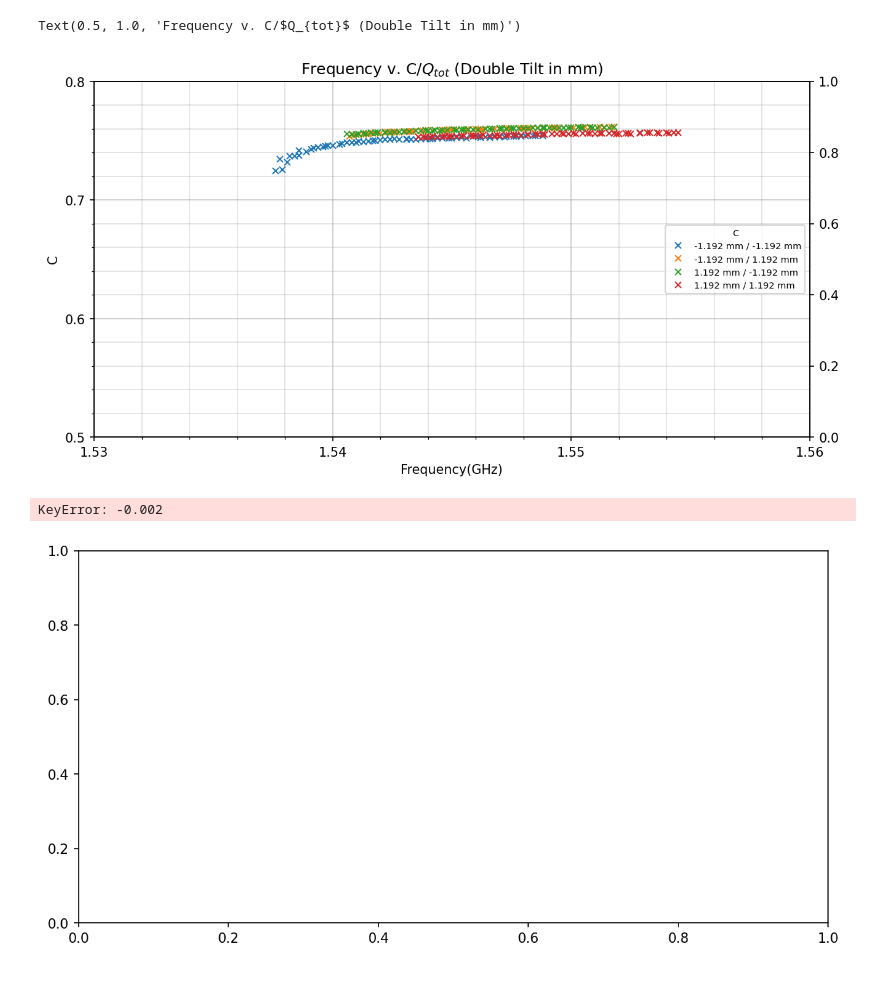
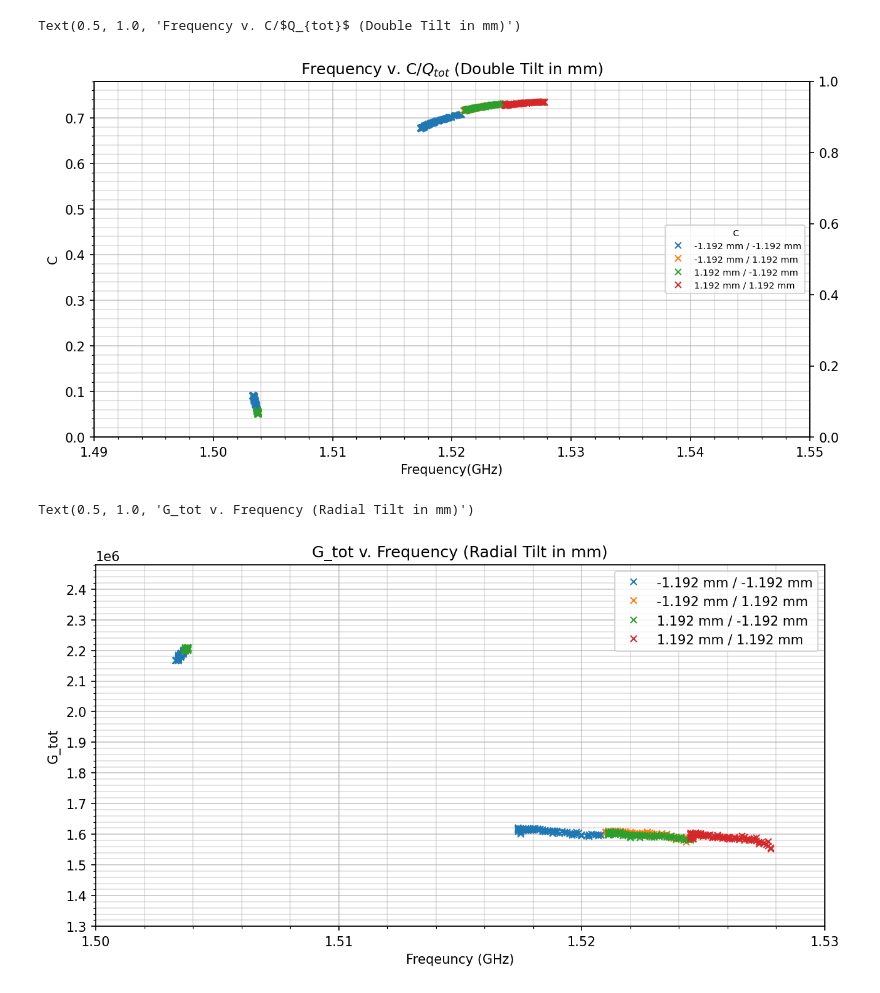
Before and after one commit to peanutflavorbean/CAPP, a Jupyter notebook: Double_Tilt_Tolerance.ipynb, the cells around one changed output. Drawn from its saved outputs; the diff is of its cells as text; code cells hidden in the pictures.

```diff
--- a/Double_Tilt_Tolerance.ipynb
+++ b/Double_Tilt_Tolerance.ipynb
@@ -3,7 +3,7 @@ import csv
 import numpy as np
 from scipy.optimize import curve_fit
 import matplotlib.pyplot as plt
-file = open('./double_tilt.csv','r',encoding = 'utf-8-sig')
+file = open('./double_tilt_10-20.csv','r',encoding = 'utf-8-sig')
 rdr = csv.reader(file)
 prompt = float(0)
 var = [-0.002,0.002]  #Put the proper set value in front. This may be Rrod, Hrod, Tilt angle etc. Write all the cases.
@@ -22,7 +22,7 @@ for line in rdr:
             data[(v,u)][0] = np.append(data[(v,u)][0],float(line[0]))
             data[(v,u)][1] = np.append(data[(v,u)][1],float(line[3]))
             data[(v,u)][2] = np.append(data[(v,u)][2],float(line[5]))
-            data[(v,u)][3] = np.append(data[(v,u)][3],float(line[-2]))
+            data[(v,u)][3] = np.append(data[(v,u)][3],float(line[-1]))
             data[(v,u)][4] = np.append(data[(v,u)][4],float(line[-1]))
 for v in var:
    for u in var:
@@ -73,15 +73,15 @@ for v in var:
       # twin1.plot(freq,Qtot,marker='.',linestyle='None',label = label,markersize=5)
 
 #Frequency
-axs.set_xticks(np.arange(1.53,1.56,0.01))
-axs.set_xticks(np.arange(1.53,1.56,0.002),minor=True)
+axs.set_xticks(np.arange(1.49,1.55,0.01))
+axs.set_xticks(np.arange(1.49,1.55,0.002),minor=True)
 
 #Rotation Angle
 #axs.set_xticks(np.arange(100,111,1))
 #axs.set_xticks(np.arange(100,110,0.1),minor=True)
 
-axs.set_yticks(np.arange(0.5,0.8,0.1))
-axs.set_yticks(np.arange(0.5,0.8,0.02),minor=True)
+axs.set_yticks(np.arange(0.0,0.8,0.1))
+axs.set_yticks(np.arange(0.0,0.8,0.02),minor=True)
 
 # twin1.set_yticks(np.arange(1.3e6,2.7e6,0.1e6))
 # twin1.set_yticks(np.arange(1.3e6,2.7e6,0.02e6),minor=True)
@@ -98,39 +98,37 @@ axs.set_title('Frequency v. C/$Q_{tot}$ (Double Tilt in mm)')
 #axs.set_title('Rotation Angle v. C/$Q_{tot}$ (Radial Tilt in mm)')
 # %% [output]
 Text(0.5, 1.0, 'Frequency v. C/$Q_{tot}$ (Double Tilt in mm)')
-[figure, old version]
+[figure, new version]
 # %%
 fig,axs = plt.subplots(1,1,figsize=(10,5),dpi=150)
 #p_error = np.zeros(1)
 #n_error = np.zeros(1)
 for v in var:
-   freq = data[v][1] # freq of prompt
-   pmt = data[v][3] # Qtot of prompt
-   label = '%f' % v
-   if v == 0:
-      label = 'prompt'
-      axs.plot(freq,pmt,marker='.',linestyle = '--', label = label)
-   else:
-      label = '%.3f mm' %(v*596)
-      axs.plot(freq,pmt,marker='x',linestyle='None',label=label)
+   for u in var:
 
-axs.set_xticks(np.arange(1.750,1.780,0.005))
-axs.set_xticks(np.arange(1.750,1.780,0.001),minor=True)
+      freq = data[(v,u)][1] # freq
+      Qtot = data[(v,u)][3] # Qtot
+      label = '%.3f mm / %.3f mm' %((v*596),(u*596))
+      axs.plot(freq,Qtot,marker='x',linestyle='None',label=label,markersize=5)
+      # twin1.plot(freq,Qtot,marker='.',linestyle='None',label = label,markersize=5)
+
+axs.set_xticks(np.arange(1.50,1.53,0.01))
+axs.set_xticks(np.arange(1.50,1.53,0.002),minor=True)
 # axs.set_xticks(np.arange(100,111,1))
 # axs.set_xticks(np.arange(100,110,0.1),minor=True)
-axs.set_yticks(np.arange(1.3e6,2.3e6,0.1e6))
-axs.set_yticks(np.arange(1.3e6,2.3e6,0.02e6),minor=True)
+axs.set_yticks(np.arange(1.3e6,2.5e6,0.1e6))
+axs.set_yticks(np.arange(1.3e6,2.5e6,0.02e6),minor=True)
 
 axs.grid(which='major',alpha=0.7)
 axs.grid(which="minor",alpha=0.4)
 
 axs.legend()
 axs.set_ylabel('G_tot')
 axs.set_xlabel('Freqeuncy (GHz)')
 axs.set_title('G_tot v. Frequency (Radial Tilt in mm)')
 # %% [output]
-KeyError: -0.002
+Text(0.5, 1.0, 'G_tot v. Frequency (Radial Tilt in mm)')
-[figure, old version]
+[figure, new version]
 # %%
 fig,axs = plt.subplots(1,1,figsize=(10,5),dpi=150)
 #p_error = np.zeros(1)
```
Also changed, not shown: parts of 2 cells of this notebook, 44 other files.
